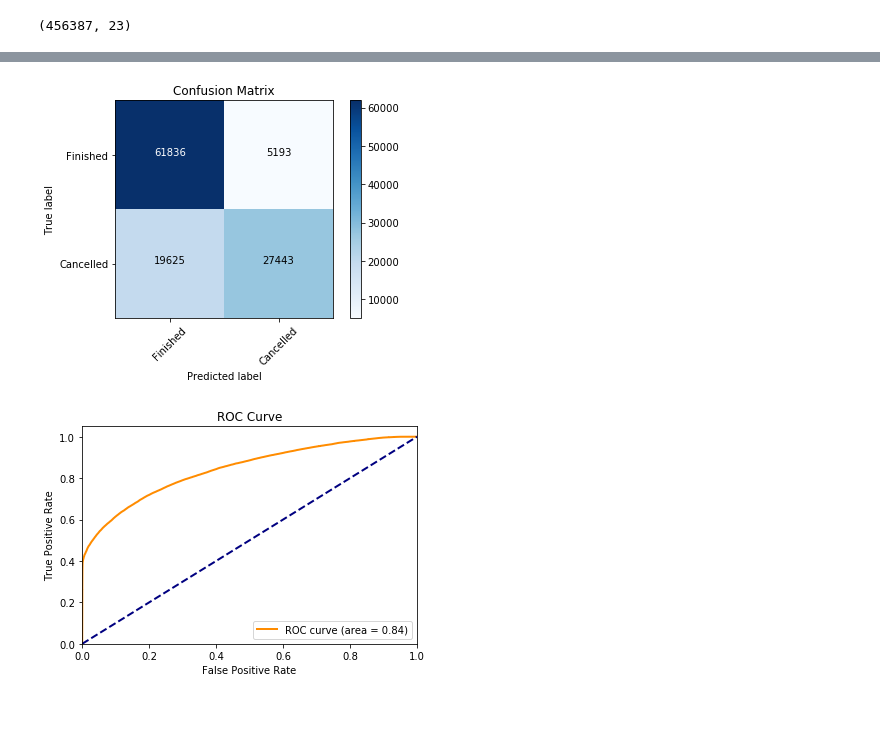
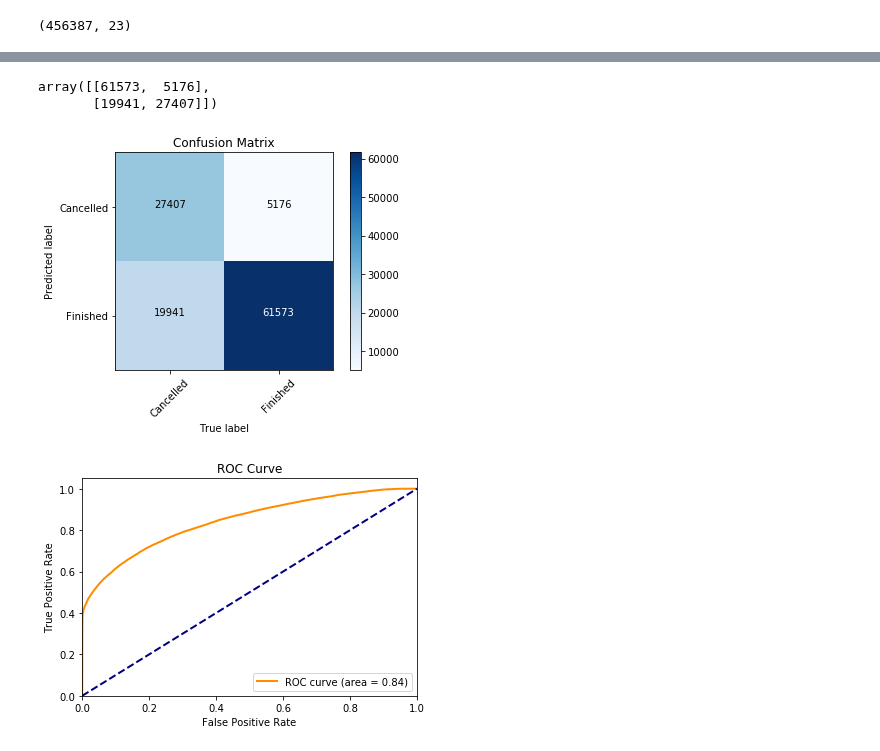
Before and after one commit to mengeling/silvercar-cancellation-predictor, a Jupyter notebook: EDA/modeling.ipynb, the cells around one changed output, grey strips where cells are left out. Cells and saved outputs as stored; diff of their text form; code cells hidden in the pictures; blank space fills up the shorter version.

Commit message:
Made confusion matrix consistent with conventional representations

```diff
--- a/EDA/modeling.ipynb
+++ b/EDA/modeling.ipynb
@@ -97,8 +97,14 @@ plot_feature_importances(df_temp, np.abs(clf.coef_[0]))
-# %%
-cm = confusion_matrix(y_test, predictions)
-plot_confusion_matrix(cm)
-# %% [output]
-[figure, removed]
+# %%
+confusion_matrix(y_test, predictions)
+# %% [output]
+array([[61573,  5176],
+       [19941, 27407]])
+# %%
+cm = confusion_matrix(y_test, predictions)
+cm = np.array([[cm[1, 1], cm[0, 1]], [cm[1, 0], cm[0, 0]]])
+plot_confusion_matrix(cm)
+# %% [output]
+[figure, added]
 # %%
 fpr, tpr, thresholds =  roc_curve(y_test, probabilities)
 auc = roc_auc_score(y_test, probabilities)
```
Also changed, not shown: parts of 17 cells of this notebook, 3 other files.
